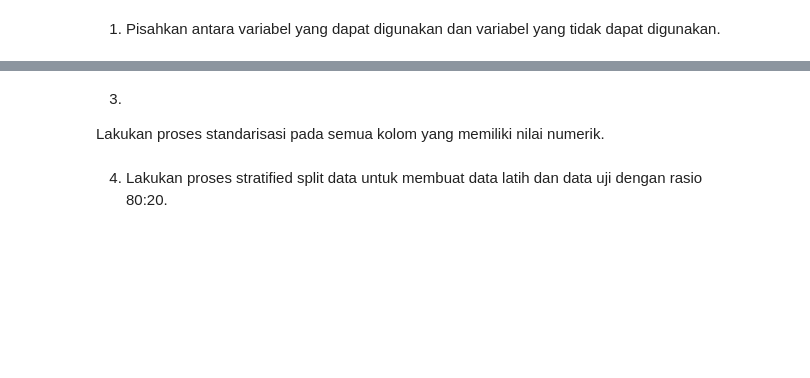
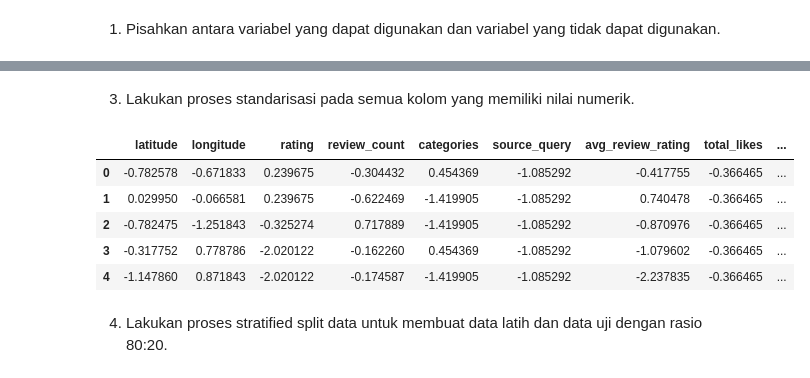
Before and after one commit to nabillahumi/S5-Mesin_Learning, a Jupyter notebook: Jobsheet3 PBL/Tugas Praktikum (JS3) PBL.ipynb, the cells around one changed output, grey strips where cells are left out. Saved outputs shown, nothing was run; the diff lists cells and outputs as text; code cells hidden in the pictures; blank space fills up the shorter version.

```diff
--- a/Jobsheet3 PBL/Tugas Praktikum (JS3) PBL.ipynb
+++ b/Jobsheet3 PBL/Tugas Praktikum (JS3) PBL.ipynb
@@ -28,0 +36,15 @@ df_filtered.head()
+# %%
+from sklearn.preprocessing import LabelEncoder
+
+# Membuat objek LabelEncoder
+le = LabelEncoder()
+
+# Mendeteksi kolom kategorikal yang tersisa pada df_filtered
+cat_cols = df_filtered.select_dtypes(include=['object']).columns.tolist()
+
+# Melakukan proses encoding untuk setiap kolom kategorikal
+for col in cat_cols:
+    df_filtered[col] = le.fit_transform(df_filtered[col].astype(str))
+
+# Menampilkan 5 data teratas setelah encoding kolom kategori
+df_filtered[['categories', 'source_query']].head()
@@ -29,5 +58,25 @@ df_filtered.head()
 # %% [markdown]
-3.
-Lakukan proses standarisasi pada semua kolom yang memiliki nilai numerik.
+3. Lakukan proses standarisasi pada semua kolom yang memiliki nilai numerik.
+# %%
+from sklearn.preprocessing import StandardScaler
+
+# Membuat objek StandardScaler
+scaler = StandardScaler()
+
+# Mendeteksi semua kolom yang bertipe numerik
+num_cols = df_filtered.select_dtypes(include=['int64', 'float64', 'int32']).columns.tolist()
+
+# Melakukan standardisasi pada seluruh kolom numerik
+df_filtered[num_cols] = scaler.fit_transform(df_filtered[num_cols])
+
+# Menampilkan 5 baris teratas setelah standardisasi
+df_filtered.head()
+# %% [output]
+|  | latitude | longitude | rating | review_count | categories | source_query | avg_review_rating | total_likes | ... |
+| 0 | -0.782578 | -0.671833 | 0.239675 | -0.304432 | 0.454369 | -1.085292 | -0.417755 | -0.366465 | ... |
+| 1 | 0.029950 | -0.066581 | 0.239675 | -0.622469 | -1.419905 | -1.085292 | 0.740478 | -0.366465 | ... |
+| 2 | -0.782475 | -1.251843 | -0.325274 | 0.717889 | -1.419905 | -1.085292 | -0.870976 | -0.366465 | ... |
+| 3 | -0.317752 | 0.778786 | -2.020122 | -0.162260 | 0.454369 | -1.085292 | -1.079602 | -0.366465 | ... |
+| 4 | -1.147860 | 0.871843 | -2.020122 | -0.174587 | -1.419905 | -1.085292 | -2.237835 | -0.366465 | ... |
 # %% [markdown]
 4. Lakukan proses stratified split data untuk membuat data latih dan data uji dengan rasio 80:20.
```
Also changed, not shown: parts of 4 cells of this notebook.
